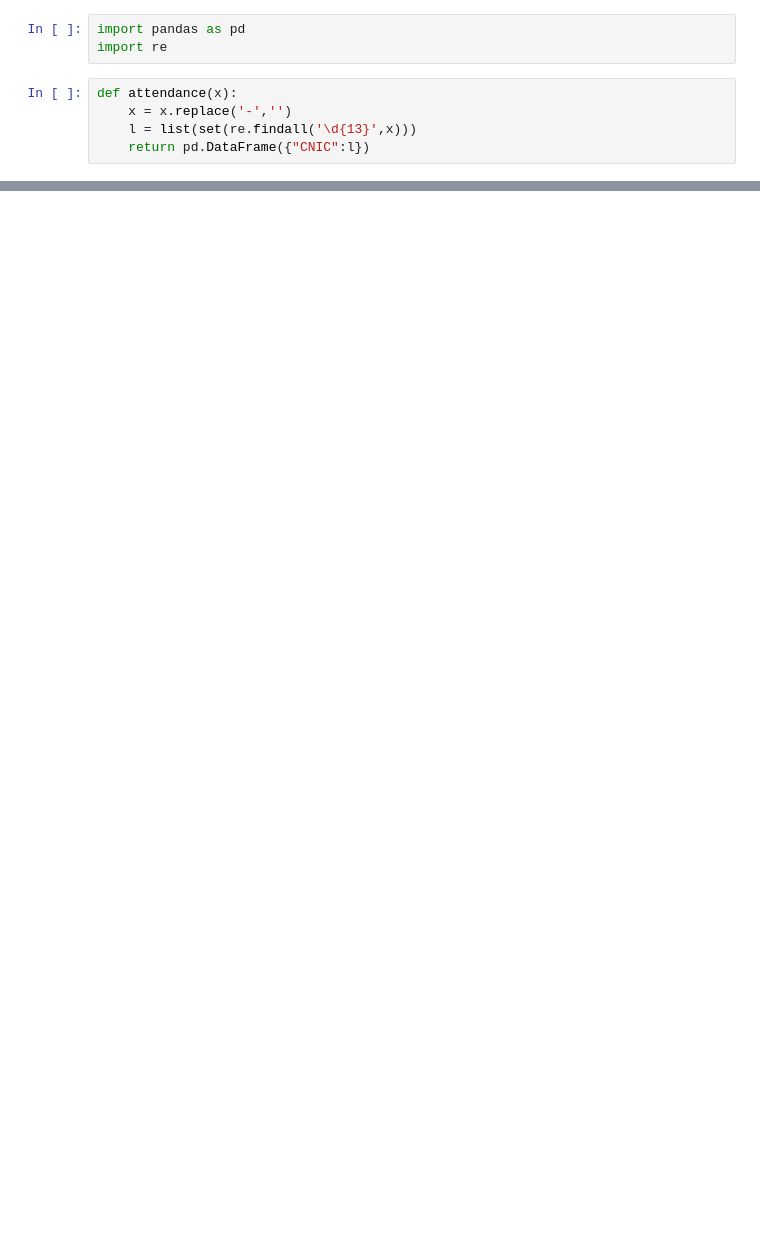
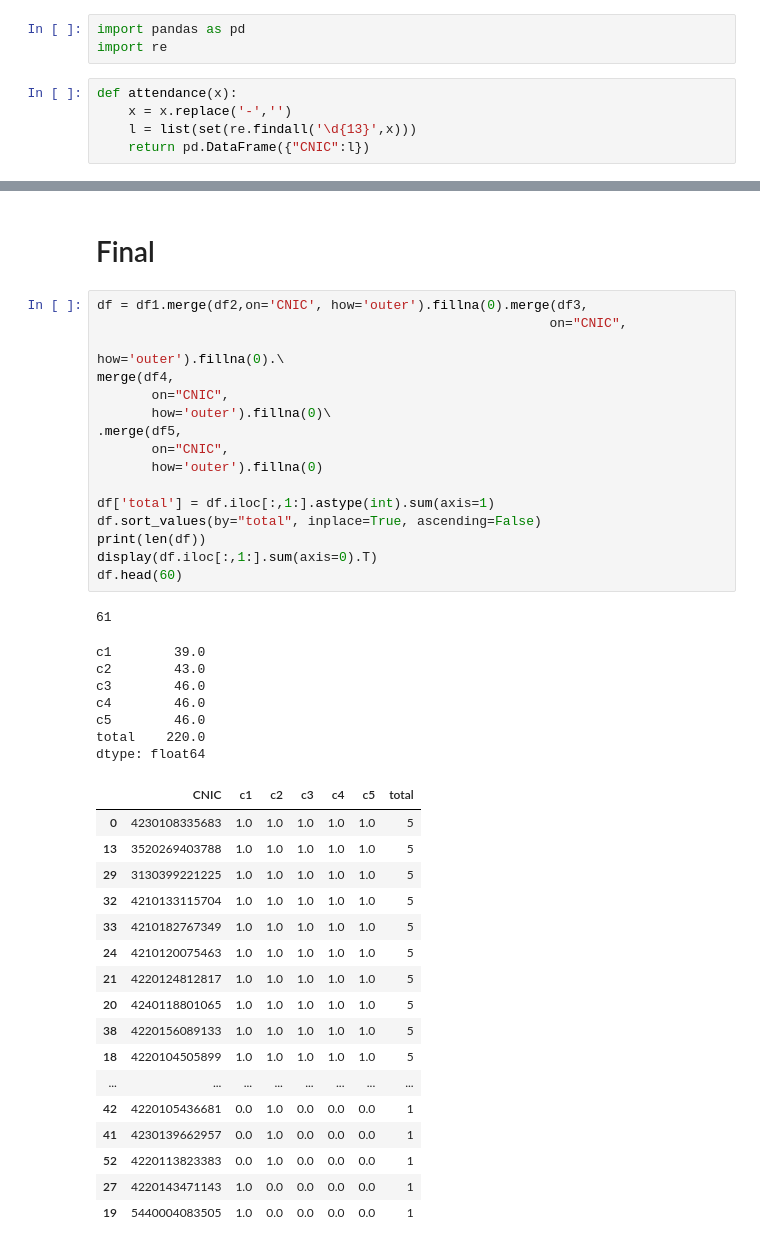
Before and after one commit to EnggQasim/NED_ML_batch3, a Jupyter notebook: attendance.ipynb, the cells around one changed output, grey strips where cells are left out. Saved outputs shown, nothing was run; the diff lists cells and outputs as text; blank space fills up the shorter version.

```diff
--- a/attendance.ipynb
+++ b/attendance.ipynb
@@ -134,0 +818,44 @@ df.head()
+# %% [markdown]
+# Final
+# %%
+df = df1.merge(df2,on='CNIC', how='outer').fillna(0).merge(df3,
+                                                          on="CNIC",
+                                                          how='outer').fillna(0).\
+merge(df4,
+       on="CNIC",
+       how='outer').fillna(0)\
+.merge(df5,
+       on="CNIC",
+       how='outer').fillna(0)
+
+df['total'] = df.iloc[:,1:].astype(int).sum(axis=1)
+df.sort_values(by="total", inplace=True, ascending=False)
+print(len(df))
+display(df.iloc[:,1:].sum(axis=0).T)
+df.head(60)
+# %% [output]
+61
+c1        39.0
+c2        43.0
+c3        46.0
+c4        46.0
+c5        46.0
+total    220.0
+dtype: float64
+|  | CNIC | c1 | c2 | c3 | c4 | c5 | total |
+| 0 | 4230108335683 | 1.0 | 1.0 | 1.0 | 1.0 | 1.0 | 5 |
+| 13 | 3520269403788 | 1.0 | 1.0 | 1.0 | 1.0 | 1.0 | 5 |
+| 29 | 3130399221225 | 1.0 | 1.0 | 1.0 | 1.0 | 1.0 | 5 |
+| 32 | 4210133115704 | 1.0 | 1.0 | 1.0 | 1.0 | 1.0 | 5 |
+| 33 | 4210182767349 | 1.0 | 1.0 | 1.0 | 1.0 | 1.0 | 5 |
+| 24 | 4210120075463 | 1.0 | 1.0 | 1.0 | 1.0 | 1.0 | 5 |
+| 21 | 4220124812817 | 1.0 | 1.0 | 1.0 | 1.0 | 1.0 | 5 |
+| 20 | 4240118801065 | 1.0 | 1.0 | 1.0 | 1.0 | 1.0 | 5 |
+| 38 | 4220156089133 | 1.0 | 1.0 | 1.0 | 1.0 | 1.0 | 5 |
+| 18 | 4220104505899 | 1.0 | 1.0 | 1.0 | 1.0 | 1.0 | 5 |
+| ... | ... | ... | ... | ... | ... | ... | ... |
+| 42 | 4220105436681 | 0.0 | 1.0 | 0.0 | 0.0 | 0.0 | 1 |
+| 41 | 4230139662957 | 0.0 | 1.0 | 0.0 | 0.0 | 0.0 | 1 |
+| 52 | 4220113823383 | 0.0 | 1.0 | 0.0 | 0.0 | 0.0 | 1 |
+| 27 | 4220143471143 | 1.0 | 0.0 | 0.0 | 0.0 | 0.0 | 1 |
+| 19 | 5440004083505 | 1.0 | 0.0 | 0.0 | 0.0 | 0.0 | 1 |
```
Also changed, not shown: parts of 8 cells of this notebook, 3 other files.
